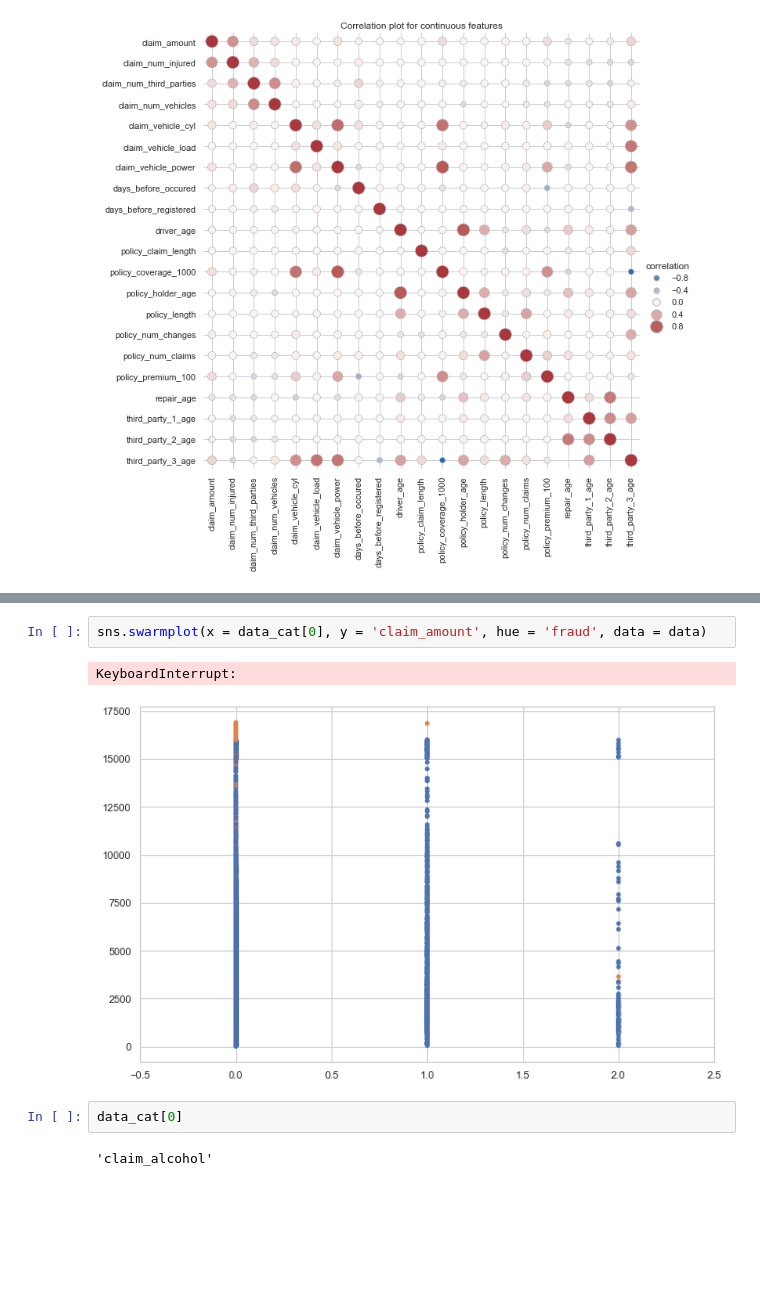
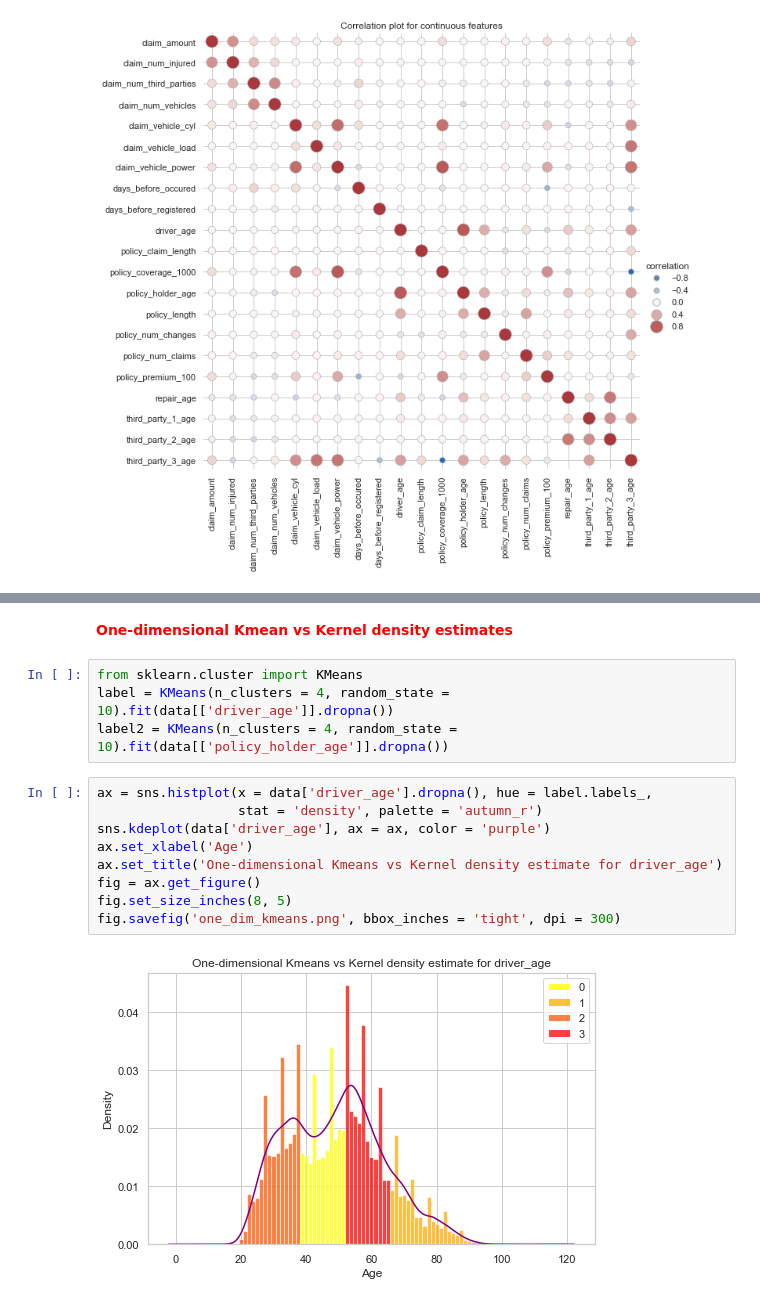
Before and after one commit to andyc1997/Advanced-Analytics, a Jupyter notebook: Assignment1/eda.ipynb, the cells around one changed output, grey strips where cells are left out. Drawn from its saved outputs; the diff is of its cells as text; blank space fills up the shorter version.

```diff
--- a/Assignment1/eda.ipynb
+++ b/Assignment1/eda.ipynb
@@ -550,9 +565,17 @@ KeyboardInterrupt:
-# %%
-sns.swarmplot(x = data_cat[0], y = 'claim_amount', hue = 'fraud', data = data)
-# %% [output]
-KeyboardInterrupt:
-[figure, removed]
-# %%
-data_cat[0]
-# %% [output]
-'claim_alcohol'
+# %% [markdown]
+**<font color='red'>One-dimensional Kmean vs Kernel density estimates</font>**
+# %%
+from sklearn.cluster import KMeans
+label = KMeans(n_clusters = 4, random_state = 10).fit(data[['driver_age']].dropna())
+label2 = KMeans(n_clusters = 4, random_state = 10).fit(data[['policy_holder_age']].dropna())
+# %%
+ax = sns.histplot(x = data['driver_age'].dropna(), hue = label.labels_,
+                  stat = 'density', palette = 'autumn_r')
+sns.kdeplot(data['driver_age'], ax = ax, color = 'purple')
+ax.set_xlabel('Age')
+ax.set_title('One-dimensional Kmeans vs Kernel density estimate for driver_age')
+fig = ax.get_figure()
+fig.set_size_inches(8, 5)
+fig.savefig('one_dim_kmeans.png', bbox_inches = 'tight', dpi = 300)
+# %% [output]
+[figure, added]
```
Also changed, not shown: parts of 4 cells of this notebook, 2 other files.
